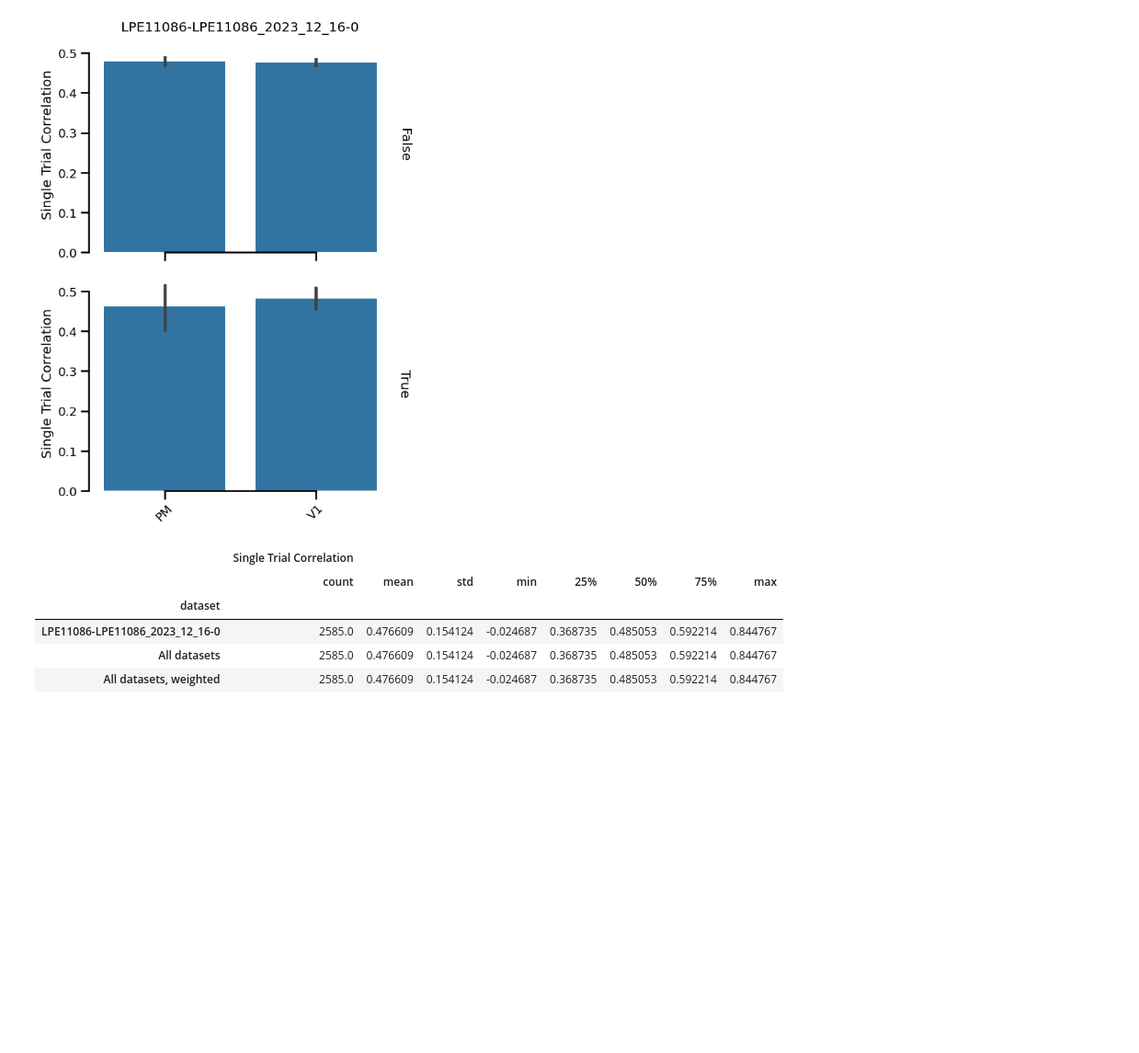
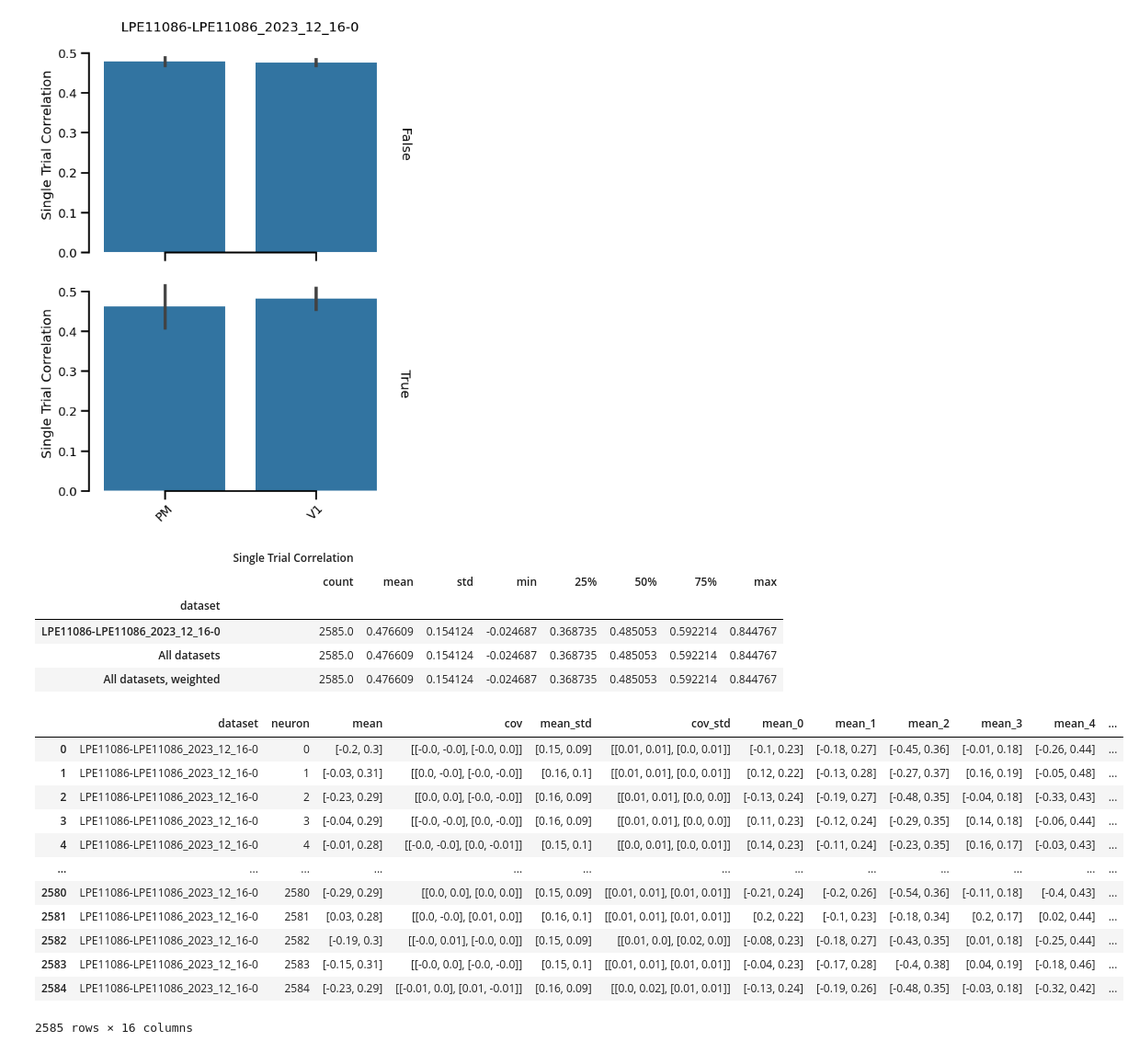
Before and after one commit to ananaphasia/adrian_sensorium, a Jupyter notebook: notebooks/submission_m4/03_evaluate_and_submit.ipynb, the cells around one changed output. Shown at 92% size. Cells and saved outputs as stored; diff of their text form; code cells hidden in the pictures; blank space fills up the shorter version.

Commit message:
readout, fit

```diff
--- a/notebooks/submission_m4/03_evaluate_and_submit.ipynb
+++ b/notebooks/submission_m4/03_evaluate_and_submit.ipynb
@@ -306,3 +306,26 @@ df_desc
 | LPE11086-LPE11086_2023_12_16-0 | 2585.0 | 0.476609 | 0.154124 | -0.024687 | 0.368735 | 0.485053 | 0.592214 | 0.844767 |
 | All datasets | 2585.0 | 0.476609 | 0.154124 | -0.024687 | 0.368735 | 0.485053 | 0.592214 | 0.844767 |
 | All datasets, weighted | 2585.0 | 0.476609 | 0.154124 | -0.024687 | 0.368735 | 0.485053 | 0.592214 | 0.844767 |
+# %%
+num_neurons = df_desc['Single Trial Correlation']['count'].iloc[0].astype(int)
+# %%
+mus = np.zeros((5, num_neurons, 2))
+sigmas = np.zeros((5, num_neurons, 2, 2))
+# %%
+for i, model in enumerate(model_list):
+    mus[i] = model.readout._modules['LPE11086-LPE11086_2023_12_16-0'].mu.detach().cpu().numpy().reshape(-1, 2)
+    sigmas[i] = model.readout._modules['LPE11086-LPE11086_2023_12_16-0'].sigma.detach().cpu().numpy().reshape(-1, 2, 2)
+# %%
+df_neuron_stats = pd.DataFrame(columns=['dataset', 'neuron', 'mean', 'cov', 'mean_std', 'cov_std'] + [f'mean_{i}' for i in range(5)] + [f'cov_{i}' for i in range(5)])
+
+df_neuron_stats['dataset'] = df['dataset']
+df_neuron_stats['neuron'] = np.repeat(np.arange(num_neurons), len(df['dataset'].unique()))
+for i in range(5):
+    df_neuron_stats[f'mean_{i}'] = list(mus[i].round(2))
+    df_neuron_stats[f'cov_{i}'] = list(sigmas[i].round(2))
+
+df_neuron_stats['mean'] = list(mus.mean(axis=0).round(2))
+df_neuron_stats['cov'] = list(sigmas.mean(axis=0).round(2))
+
+df_neuron_stats['mean_std'] = list(mus.std(axis=0).round(2))
+df_neuron_stats['cov_std'] = list(sigmas.std(axis=0).round(2))
@@ -308,0 +334,16 @@ df_desc
+# %%
+df_neuron_stats
+# %% [output]
+|  | dataset | neuron | mean | cov | mean_std | cov_std | mean_0 | mean_1 | mean_2 | mean_3 | mean_4 | ... |
+| 0 | LPE11086-LPE11086_2023_12_16-0 | 0 | [-0.2, 0.3] | [[-0.0, -0.0], [-0.0, 0.0]] | [0.15, 0.09] | [[0.01, 0.01], [0.0, 0.01]] | [-0.1, 0.23] | [-0.18, 0.27] | [-0.45, 0.36] | [-0.01, 0.18] | [-0.26, 0.44] | ... |
+| 1 | LPE11086-LPE11086_2023_12_16-0 | 1 | [-0.03, 0.31] | [[0.0, -0.0], [-0.0, -0.0]] | [0.16, 0.1] | [[0.01, 0.01], [0.0, 0.01]] | [0.12, 0.22] | [-0.13, 0.28] | [-0.27, 0.37] | [0.16, 0.19] | [-0.05, 0.48] | ... |
+| 2 | LPE11086-LPE11086_2023_12_16-0 | 2 | [-0.23, 0.29] | [[0.0, 0.0], [-0.0, -0.0]] | [0.16, 0.09] | [[0.01, 0.01], [0.0, 0.0]] | [-0.13, 0.24] | [-0.19, 0.27] | [-0.48, 0.35] | [-0.04, 0.18] | [-0.33, 0.43] | ... |
+| 3 | LPE11086-LPE11086_2023_12_16-0 | 3 | [-0.04, 0.29] | [[-0.0, -0.0], [0.0, -0.0]] | [0.16, 0.09] | [[0.01, 0.01], [0.0, 0.0]] | [0.11, 0.23] | [-0.12, 0.24] | [-0.29, 0.35] | [0.14, 0.18] | [-0.06, 0.44] | ... |
+| 4 | LPE11086-LPE11086_2023_12_16-0 | 4 | [-0.01, 0.28] | [[-0.0, -0.0], [0.0, -0.01]] | [0.15, 0.1] | [[0.0, 0.01], [0.0, 0.01]] | [0.14, 0.23] | [-0.11, 0.24] | [-0.23, 0.35] | [0.16, 0.17] | [-0.03, 0.43] | ... |
+| ... | ... | ... | ... | ... | ... | ... | ... | ... | ... | ... | ... | ... |
+| 2580 | LPE11086-LPE11086_2023_12_16-0 | 2580 | [-0.29, 0.29] | [[0.0, 0.0], [0.0, 0.0]] | [0.15, 0.09] | [[0.01, 0.01], [0.01, 0.01]] | [-0.21, 0.24] | [-0.2, 0.26] | [-0.54, 0.36] | [-0.11, 0.18] | [-0.4, 0.43] | ... |
+| 2581 | LPE11086-LPE11086_2023_12_16-0 | 2581 | [0.03, 0.28] | [[0.0, -0.0], [0.01, 0.0]] | [0.16, 0.1] | [[0.01, 0.01], [0.01, 0.01]] | [0.2, 0.22] | [-0.1, 0.23] | [-0.18, 0.34] | [0.2, 0.17] | [0.02, 0.44] | ... |
+| 2582 | LPE11086-LPE11086_2023_12_16-0 | 2582 | [-0.19, 0.3] | [[-0.0, 0.01], [-0.0, 0.0]] | [0.15, 0.09] | [[0.01, 0.0], [0.02, 0.0]] | [-0.08, 0.23] | [-0.18, 0.27] | [-0.43, 0.35] | [0.01, 0.18] | [-0.25, 0.44] | ... |
+| 2583 | LPE11086-LPE11086_2023_12_16-0 | 2583 | [-0.15, 0.31] | [[-0.0, 0.0], [-0.0, -0.0]] | [0.15, 0.1] | [[0.01, 0.01], [0.01, 0.01]] | [-0.04, 0.23] | [-0.17, 0.28] | [-0.4, 0.38] | [0.04, 0.19] | [-0.18, 0.46] | ... |
+| 2584 | LPE11086-LPE11086_2023_12_16-0 | 2584 | [-0.23, 0.29] | [[-0.01, 0.0], [0.01, -0.01]] | [0.16, 0.09] | [[0.0, 0.02], [0.01, 0.01]] | [-0.13, 0.24] | [-0.19, 0.26] | [-0.48, 0.35] | [-0.03, 0.18] | [-0.32, 0.42] | ... |
+2585 rows × 16 columns
```
Also changed, not shown: parts of 2 cells of this notebook, 1 other file.
